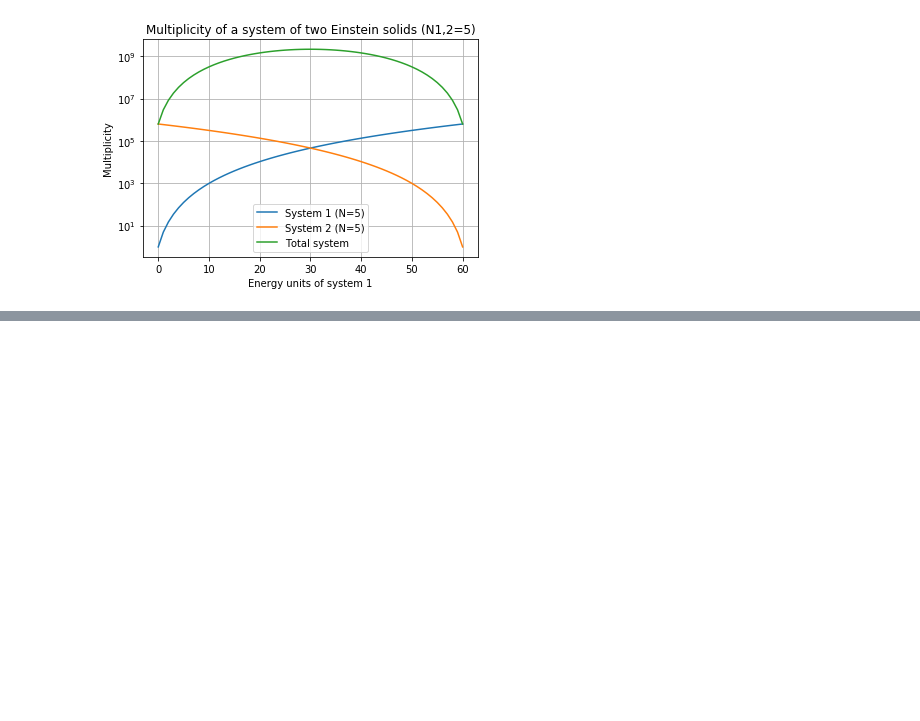
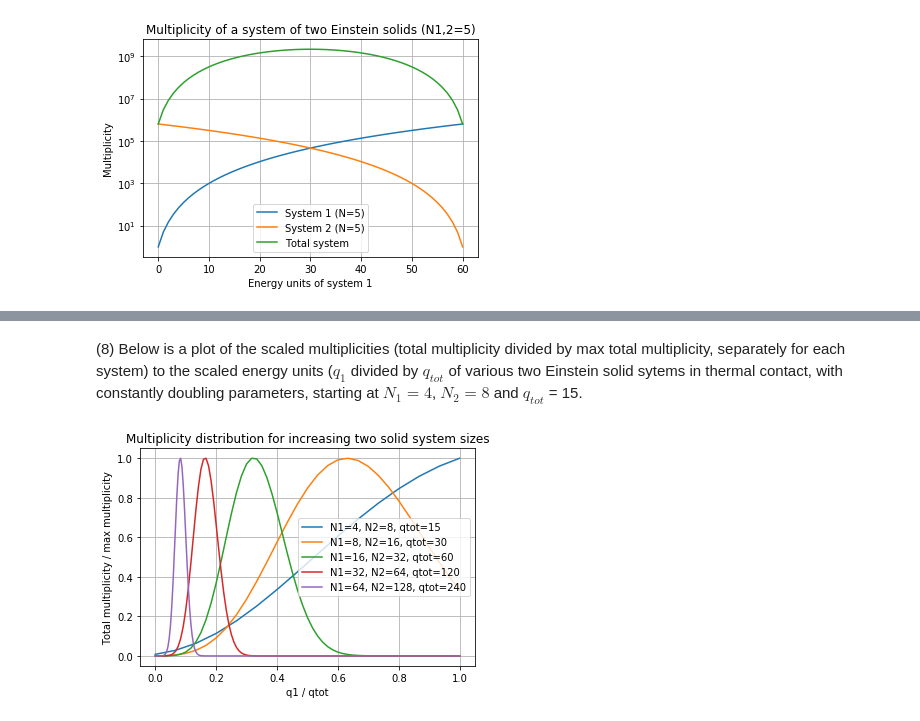
Before and after one commit to tmtenbrink/statfys, a Jupyter notebook: sf1.ipynb, the cells around one changed output, grey strips where cells are left out. Cells and saved outputs as stored; diff of their text form; code cells hidden in the pictures; blank space fills up the shorter version.

```diff
--- a/sf1.ipynb
+++ b/sf1.ipynb
@@ -99,0 +241,32 @@ print(max_q1)
+# %% [markdown]
+(8) Below is a plot of the scaled multiplicities (total multiplicity divided by max total multiplicity, separately
+for each system) to the scaled energy units ($q_1$ divided by $q_{tot}$ of various two Einstein solid sytems
+in thermal contact, with constantly doubling parameters, starting at $N_1=4$, $N_2=8$ and $q_{tot}$ = 15.
+# %%
+def plot_mutiplicity_2_solids_scaled(N1, N2, q_tot):
+
+    q1 = np.arange(0, q_tot+1, 1)
+    q2 = 60 - q1
+    multiplicity1 = scisp.comb(N1+q1-1,q1)
+    multiplicity2 = scisp.comb(N2+q2-1,q2)
+    multiplicity_tot = multiplicity1*multiplicity2
+    multiplicity_tot_scaled = multiplicity_tot/np.amax(multiplicity_tot)
+    q1_scaled = q1/q_tot
+    plt.plot(q1_scaled, multiplicity_tot_scaled, label="N1=" + str(N1) + ", N2=" + str(N2) + ", qtot=" + str(q_tot))
+
+doublings = 6
+
+for i in range(0, doublings-1):
+    factor = np.power(2, i)
+    N1 = 4*factor
+    N2 = 8*factor
+    q_tot = 15*factor
+
+    plot_mutiplicity_2_solids_scaled(N1, N2, q_tot)
+
+title = "Multiplicity distribution for increasing two solid system sizes"
+x_label = "q1 / qtot"
+y_label = "Total multiplicity / max multiplicity"
+multiplicity_plot_show(title, x_label, y_label, legend=True)
+# %% [output]
+[figure, added]
```
Also changed, not shown: parts of 19 cells of this notebook.
